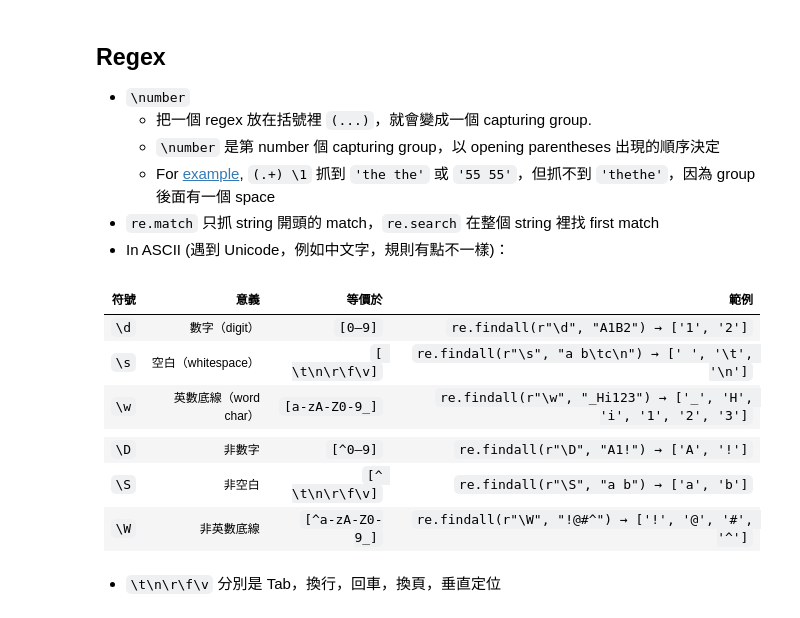
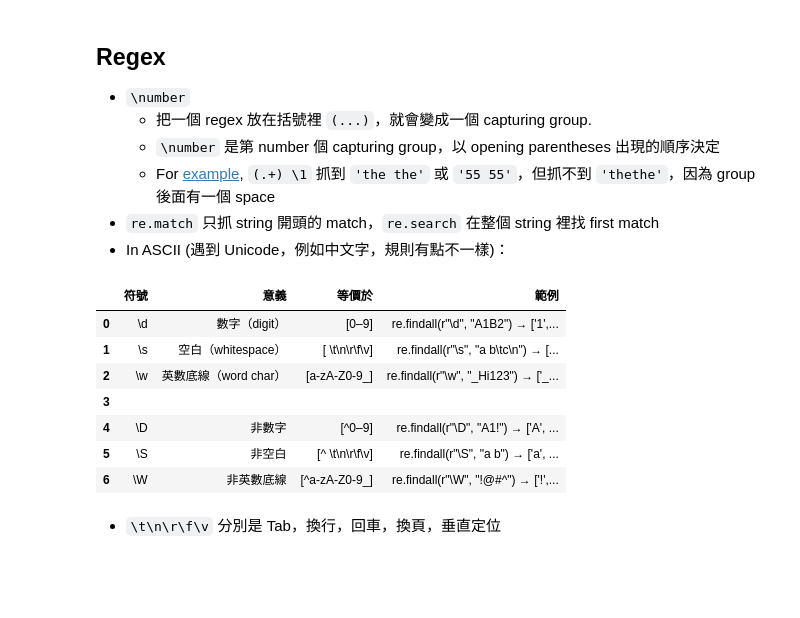
Before and after one commit to beginnerSC/misc, a Jupyter notebook: docs/source/cs/python_advanced.ipynb, the cells around one changed output. Saved outputs shown, nothing was run; the diff lists cells and outputs as text; code cells hidden in the pictures; blank space fills up the shorter version.

```diff
--- a/docs/source/cs/python_advanced.ipynb
+++ b/docs/source/cs/python_advanced.ipynb
@@ -51,16 +51,17 @@ table('race_condition')
     * For [example](https://docs.python.org/3/library/re.html), `(.+) \1` 抓到 `'the the'` 或 `'55 55'`，但抓不到 `'thethe'`，因為 group 後面有一個 space
 * `re.match` 只抓 string 開頭的 match，`re.search` 在整個 string 裡找 first match
 * In ASCII (遇到 Unicode，例如中文字，規則有點不一樣)：
-# %% [markdown]
-| 符號     | 意義                         | 等價於                         | 範例                                 |
-|--|--|--|--|
-| `\d`     | 數字（digit）            | `[0–9]`                                  | `re.findall(r"\d", "A1B2") → ['1', '2']` |
-| `\s`     | 空白（whitespace）       | `[ \t\n\r\f\v]` | `re.findall(r"\s", "a b\tc\n") → [' ', '\t', '\n']` |
-| `\w`     | 英數底線（word char）    | `[a-zA-Z0-9_]`                         | `re.findall(r"\w", "_Hi123") → ['_', 'H', 'i', '1', '2', '3']` |
-|||
-| `\D`     | 非數字                   | `[^0–9]`                  | `re.findall(r"\D", "A1!") → ['A', '!']`  |
-| `\S`     | 非空白                   | `[^ \t\n\r\f\v]`             | `re.findall(r"\S", "a b") → ['a', 'b']`   |
-| `\W`     | 非英數底線               | `[^a-zA-Z0-9_]`            | `re.findall(r"\W", "!@#^") → ['!', '@', '#', '^']` |
+# %%
+table('regex_special_char')
+# %% [output]
+|  | 符號 | 意義 | 等價於 | 範例 |
+| 0 | \d | 數字（digit） | [0–9] | re.findall(r"\d", "A1B2") → ['1',... |
+| 1 | \s | 空白（whitespace） | [ \t\n\r\f\v] | re.findall(r"\s", "a b\tc\n") → [... |
+| 2 | \w | 英數底線（word char） | [a-zA-Z0-9_] | re.findall(r"\w", "_Hi123") → ['_... |
+| 3 |  |  |  |  |
+| 4 | \D | 非數字 | [^0–9] | re.findall(r"\D", "A1!") → ['A', ... |
+| 5 | \S | 非空白 | [^ \t\n\r\f\v] | re.findall(r"\S", "a b") → ['a', ... |
+| 6 | \W | 非英數底線 | [^a-zA-Z0-9_] | re.findall(r"\W", "!@#^") → ['!',... |
 # %% [markdown]
 * `\t\n\r\f\v` 分別是 Tab，換行，回車，換頁，垂直定位
 # %% [markdown]
```
Also changed, not shown: 1 other file.
